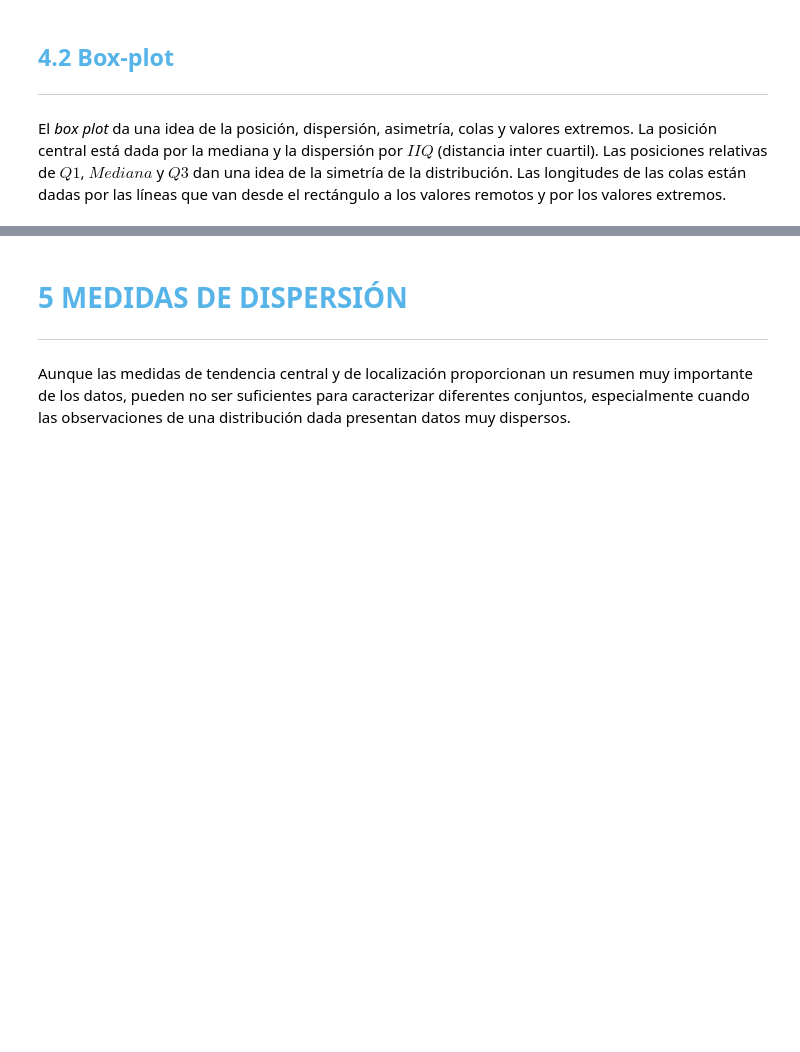
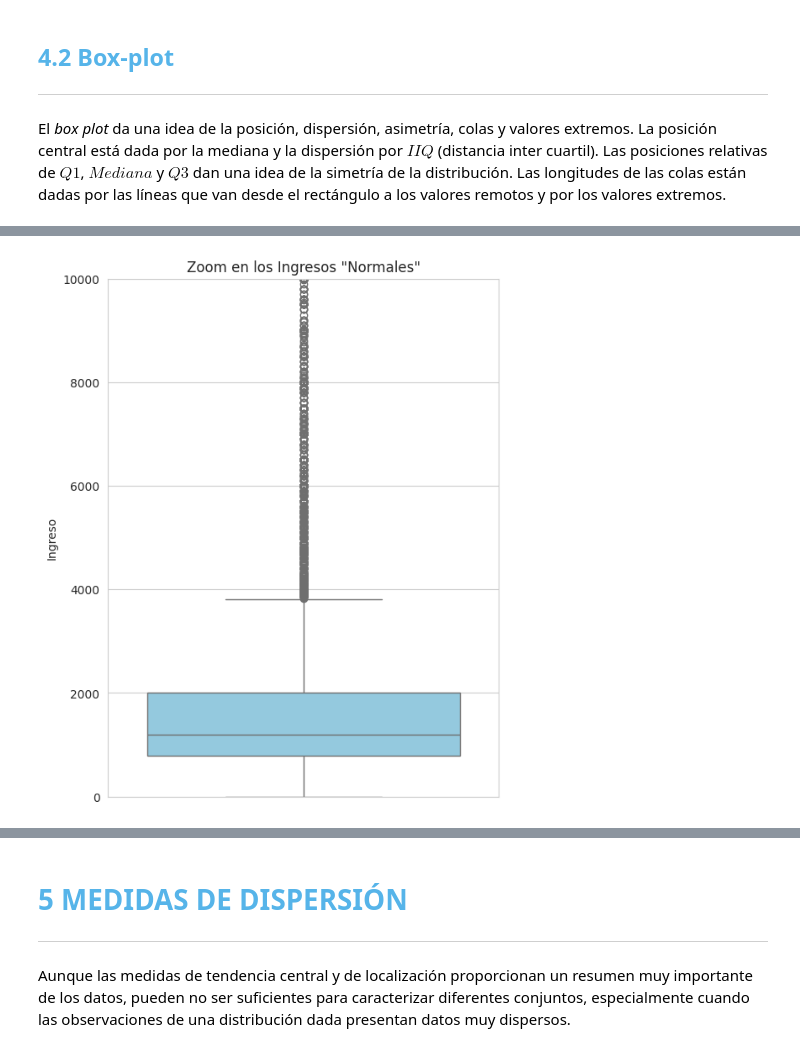
Before and after one commit to mikeismerio/estadistica_python, a Jupyter notebook: Curso_de_Estadística_con_Python_1.ipynb, the cells around one changed output, grey strips where cells are left out. Drawn from its saved outputs; the diff is of its cells as text; code cells hidden in the pictures; blank space fills up the shorter version.

```diff
--- a/Curso_de_Estadística_con_Python_1.ipynb
+++ b/Curso_de_Estadística_con_Python_1.ipynb
@@ -796,0 +834,11 @@ El *box plot* da una idea de la posición, dispersión, asimetría, colas y valo
+# %%
+plt.figure(figsize=(6, 8))
+sns.boxplot(y=datos['Ingreso'], color='skyblue')
+
+# Hacemos zoom para ver solo hasta 10,000 (aunque existan valores mayores)
+plt.ylim(0, 10000)
+
+plt.title('Zoom en los Ingresos "Normales"')
+plt.show()
+# %% [output]
+[figure, added]
```
Also changed, not shown: parts of 7 cells of this notebook.
